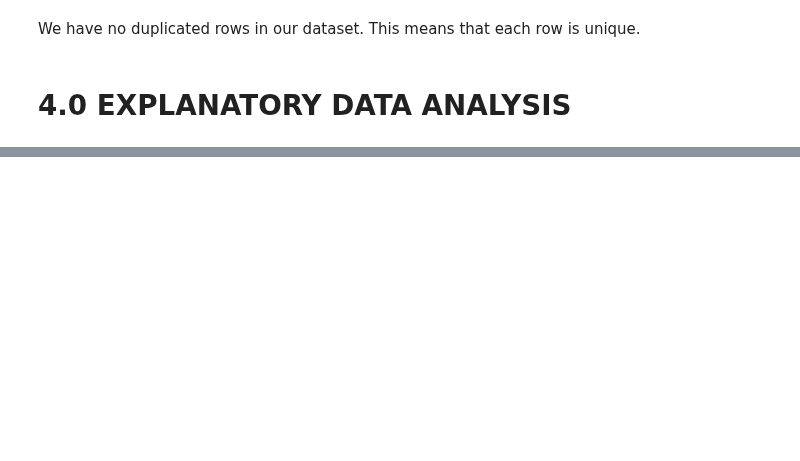
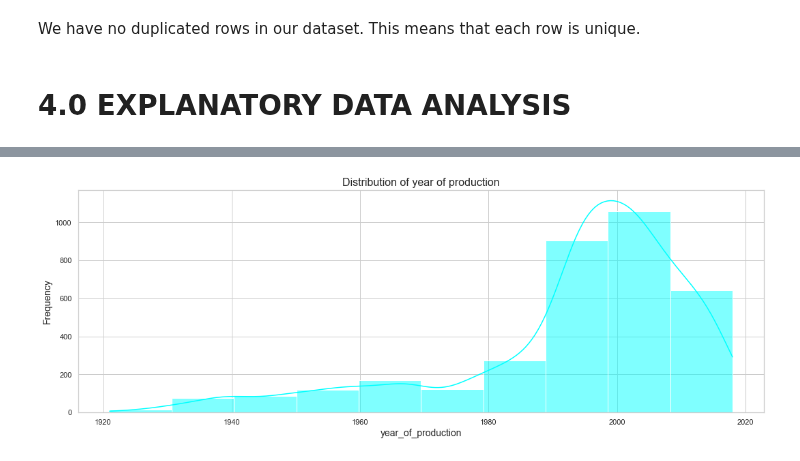
Before and after one commit to ruth-kitasi/Movielens-Recommendation-System, a Jupyter notebook: index.ipynb, the cells around one changed output, grey strips where cells are left out. Saved outputs shown, nothing was run; the diff lists cells and outputs as text; code cells hidden in the pictures; blank space fills up the shorter version.

```diff
--- a/index.ipynb
+++ b/index.ipynb
@@ -677,0 +578,14 @@ plt.show()
+# %%
+# Create a histogram for the Rating feature
+plt.figure(figsize=(18, 6))
+sns.histplot(Movies_df['year_of_production'], bins=10, kde=True, color='cyan')
+
+# Add labels and title
+plt.title('Distribution of year of production', fontsize=16)
+plt.xlabel('year_of_production', fontsize=14)
+plt.ylabel('Frequency', fontsize=14)
+
+# Show the plot
+plt.show()
+# %% [output]
+[figure, added]
```
Also changed, not shown: parts of 78 cells of this notebook.
